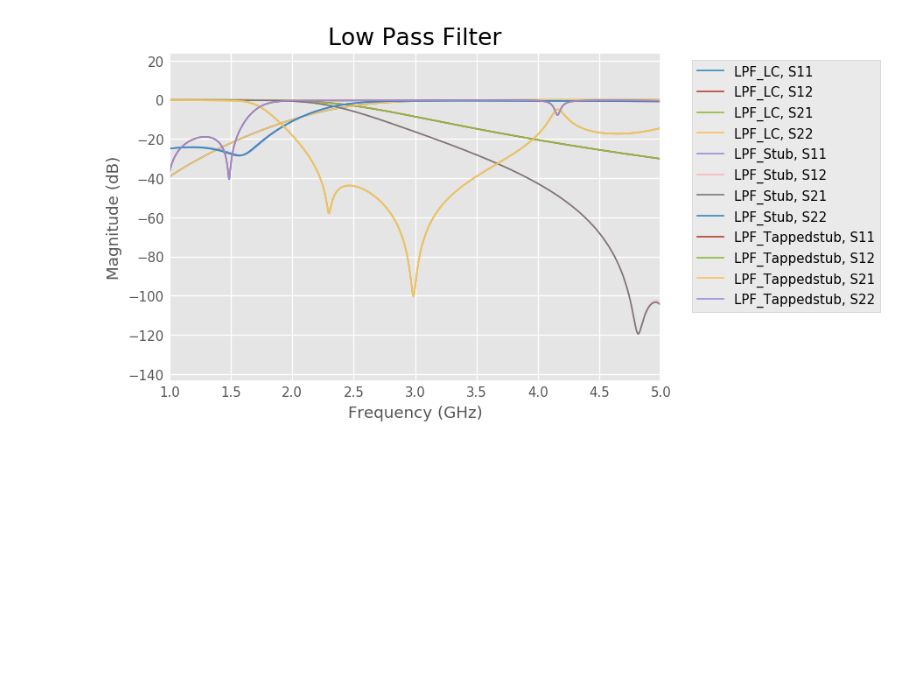
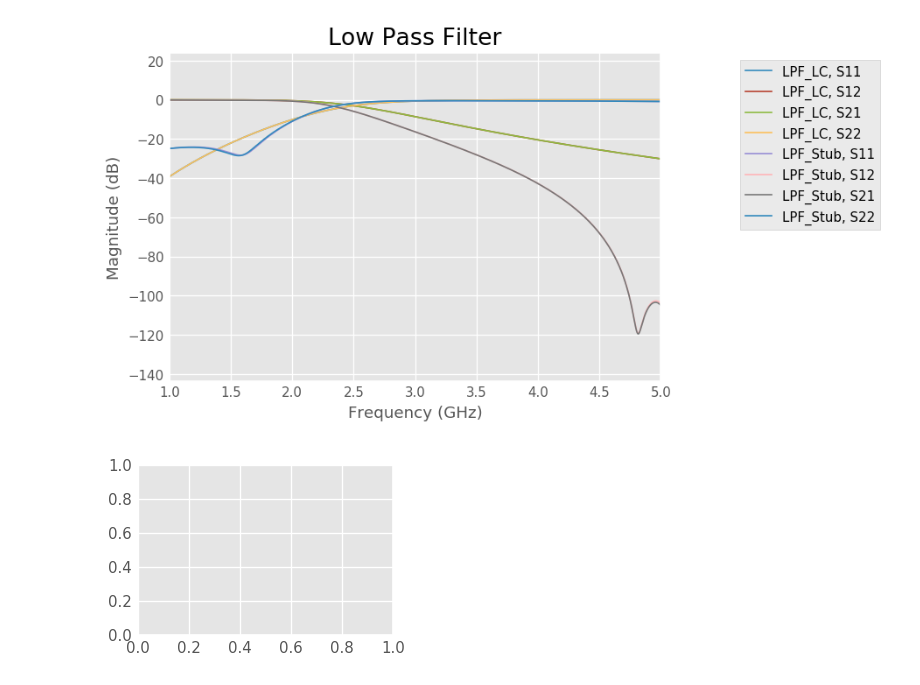
Before and after one commit to CourseReps/ECEN452-SP18, a Jupyter notebook: Students/smilingmelanie/Lab 9/LowPass Filter Magnitude.ipynb, the cells around one changed output. Cells and saved outputs as stored; diff of their text form; code cells hidden in the pictures; blank space fills up the shorter version.

```diff
--- a/Students/smilingmelanie/Lab 9/LowPass Filter Magnitude.ipynb
+++ b/Students/smilingmelanie/Lab 9/LowPass Filter Magnitude.ipynb
@@ -4,36 +4,37 @@ import skrf as rf
 rf.stylely()
 from skrf.data import ring_slot_meas
 import matplotlib.pyplot as plt
 
 
 plt.title('Low Pass Filter')
 
 from skrf import Network
 ring_slot = Network('LPF_LC.s2p')
 ring_slot.plot_s_db()
 
 from skrf import Network
 ring_slot = Network('LPF_Stub.s2p')
 ring_slot.plot_s_db()
 
-from skrf import Network
-ring_slot = Network('LPF_Tappedstub.s2p')
-ring_slot.plot_s_db()
+#from skrf import Network
+#ring_slot = Network('LPF_Tappedstub.s2p')
+#ring_slot.plot_s_db()
 
 leg = plt.legend( loc = 'upper right')
 
 ######################
-#fig = plt.figure()
+fig = plt.figure()
 ax = fig.add_subplot(221)
-#plt.draw() # Draw the figure so you can find the positon of the legend.
+plt.draw() # Draw the figure so you can find the positon of the legend.
 
 # Get the bounding box of the original legend
 bb = leg.get_bbox_to_anchor().inverse_transformed(ax.transData)
 
 # Change to location of the legend.
 xOffset = 1.0
 bb.x0 += xOffset
 bb.x1 += xOffset
 leg.set_bbox_to_anchor(bb, transform = ax.transAxes)
 # %% [output]
-[figure, old version]
+[figure, new version]
+[figure, added]
```
Also changed, not shown: 25 other files.
